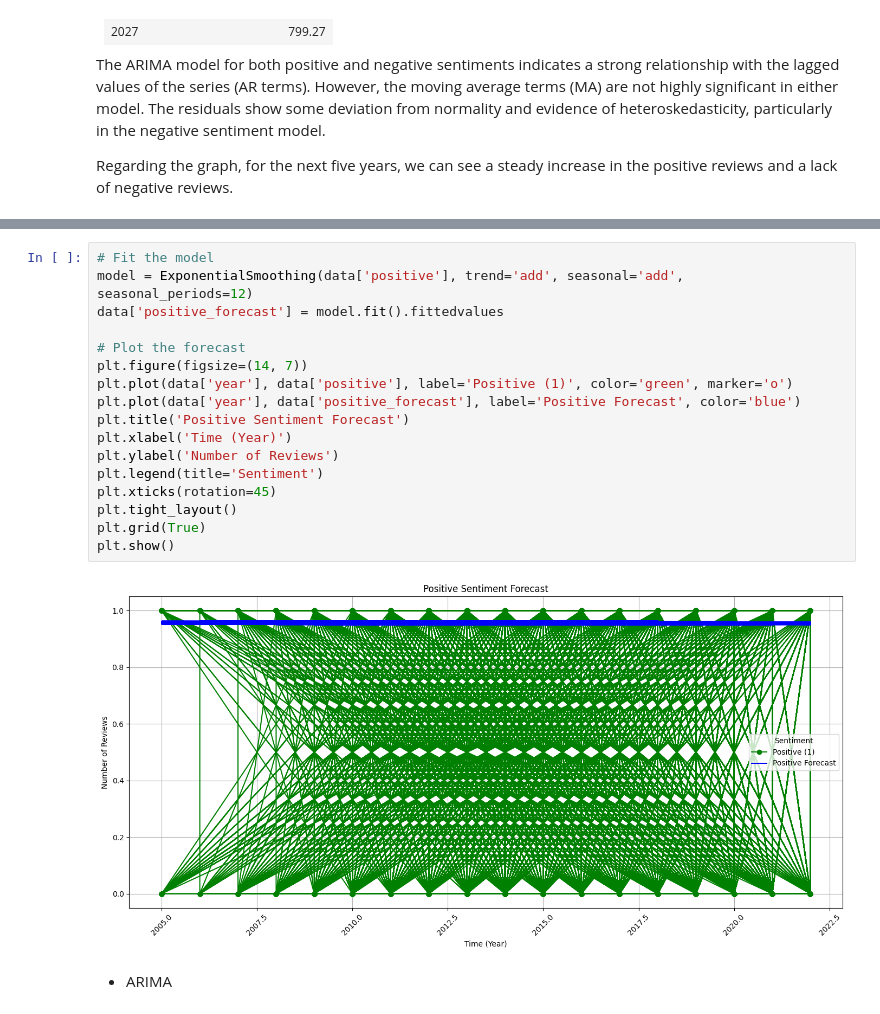
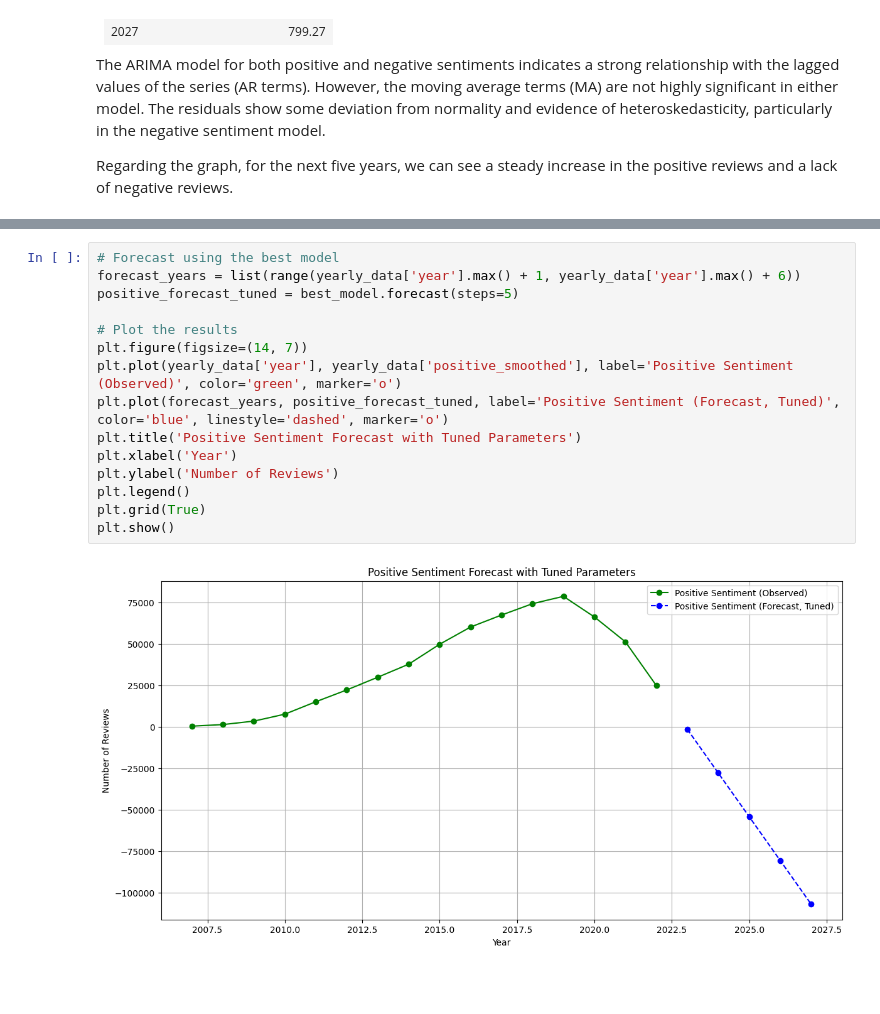
Before and after one commit to Antoni0Ferreira/FEUP-CAC, a Jupyter notebook: nlp_timeseries.ipynb, the cells around one changed output, grey strips where cells are left out. Drawn from its saved outputs; the diff is of its cells as text; blank space fills up the shorter version.

Commit message:
added exponential smoothing covid analysis

```diff
--- a/nlp_timeseries.ipynb
+++ b/nlp_timeseries.ipynb
@@ -556,21 +697,17 @@ from sklearn.metrics import mean_squared_error, mean_absolute_error
 # %%
-# Fit the model
-model = ExponentialSmoothing(data['positive'], trend='add', seasonal='add', seasonal_periods=12)
-data['positive_forecast'] = model.fit().fittedvalues
+# Forecast using the best model
+forecast_years = list(range(yearly_data['year'].max() + 1, yearly_data['year'].max() + 6))
+positive_forecast_tuned = best_model.forecast(steps=5)
 
-# Plot the forecast
+# Plot the results
 plt.figure(figsize=(14, 7))
-plt.plot(data['year'], data['positive'], label='Positive (1)', color='green', marker='o')
-plt.plot(data['year'], data['positive_forecast'], label='Positive Forecast', color='blue')
-plt.title('Positive Sentiment Forecast')
-plt.xlabel('Time (Year)')
+plt.plot(yearly_data['year'], yearly_data['positive_smoothed'], label='Positive Sentiment (Observed)', color='green', marker='o')
+plt.plot(forecast_years, positive_forecast_tuned, label='Positive Sentiment (Forecast, Tuned)', color='blue', linestyle='dashed', marker='o')
+plt.title('Positive Sentiment Forecast with Tuned Parameters')
+plt.xlabel('Year')
 plt.ylabel('Number of Reviews')
-plt.legend(title='Sentiment')
-plt.xticks(rotation=45)
-plt.tight_layout()
+plt.legend()
 plt.grid(True)
 plt.show()
 # %% [output]
-[figure, old version]
+[figure, new version]
-# %% [markdown]
-- ARIMA
```
Also changed, not shown: parts of 15 cells of this notebook, 1 other file.
